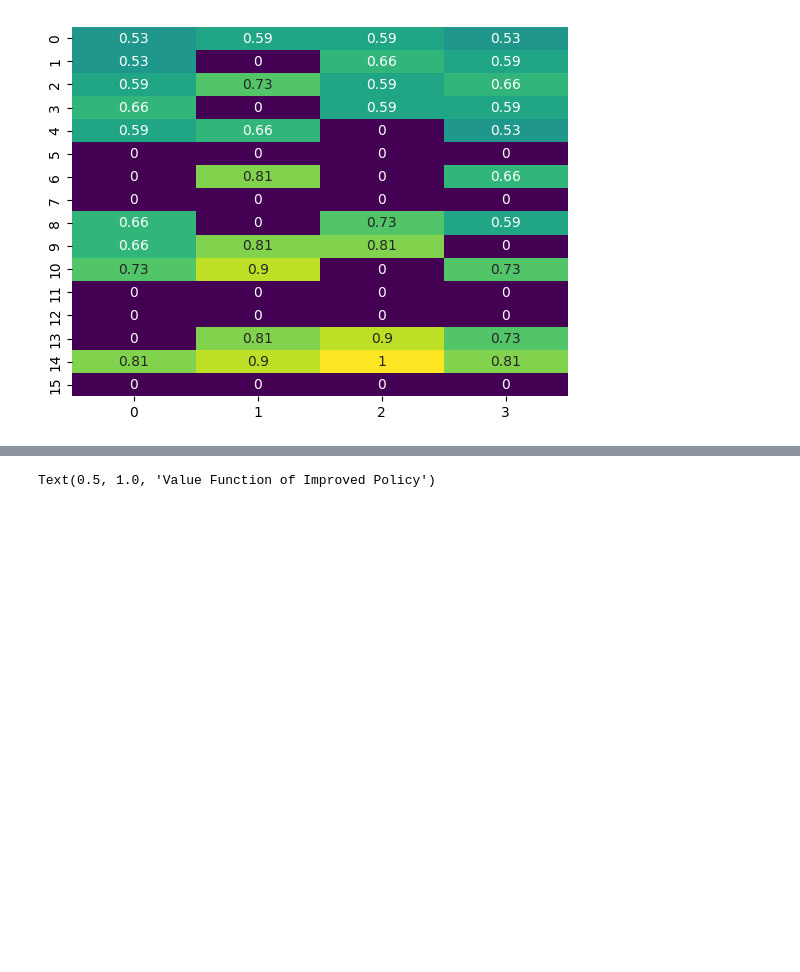
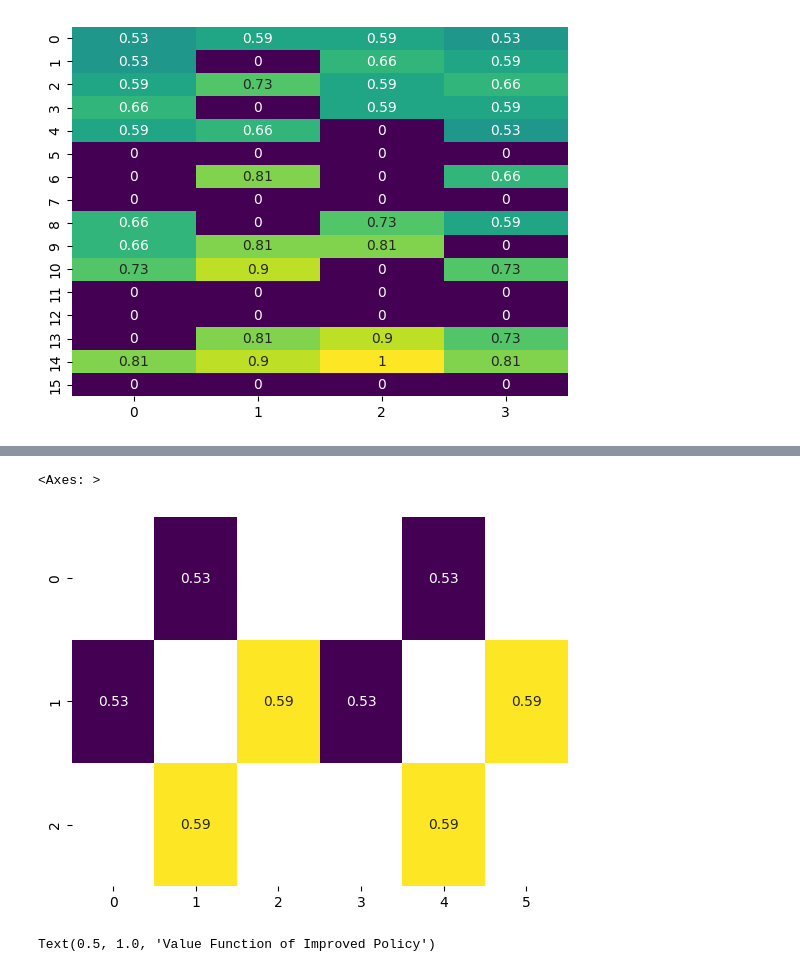
Before and after one commit to mikelgda/rl-projects, a Jupyter notebook: test.ipynb, the cells around one changed output, grey strips where cells are left out. Cells and saved outputs as stored; diff of their text form; code cells hidden in the pictures; blank space fills up the shorter version.

```diff
--- a/test.ipynb
+++ b/test.ipynb
@@ -46,3 +119,8 @@ sns.heatmap(optimal_Q, annot=True, cmap="viridis", cbar=False)
+# %%
+sns.heatmap(np.c_[action_block, action_block].astype(float), annot=True, cmap="viridis", cbar=False)
+# %% [output]
+<Axes: >
+[figure, added]
 # %%
 random_policy = random_stochastic_policy(env)
 random_V = policy_evaluation(random_policy, mdp, gamma=gamma)
```
Also changed, not shown: parts of 8 cells of this notebook, 7 other files.
